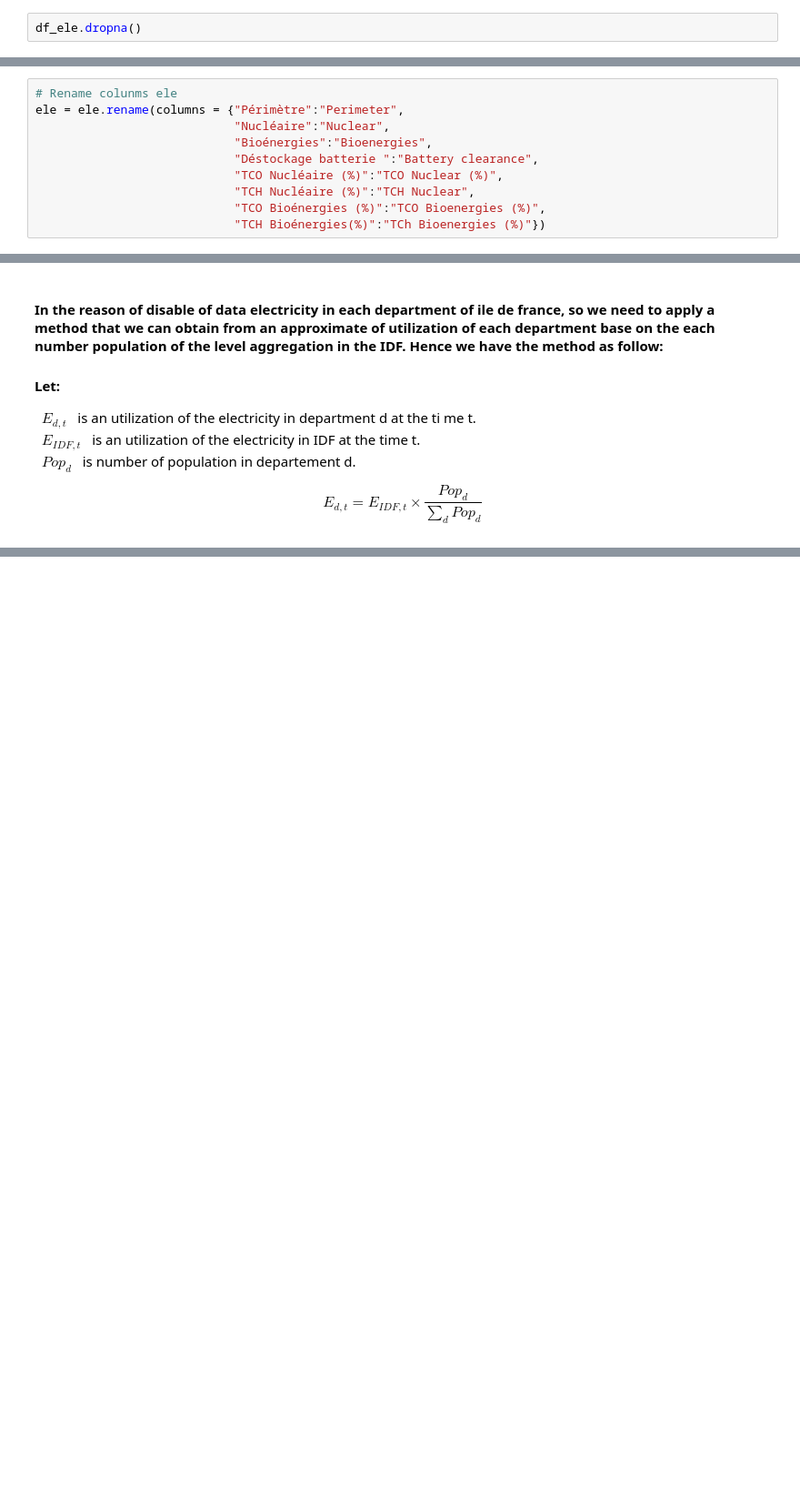
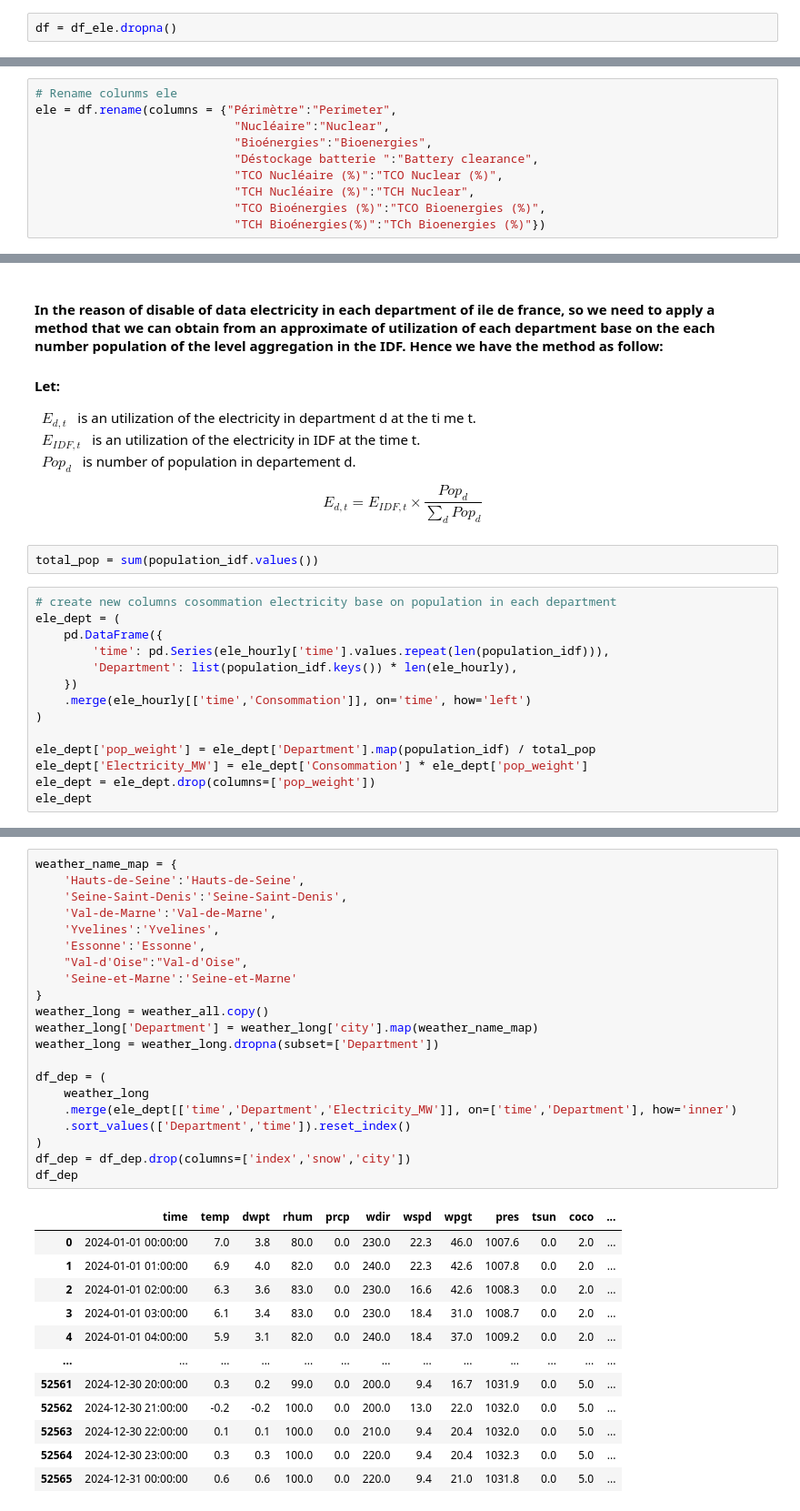
Before and after one commit to bunrong33/Python_Project_2A, a Jupyter notebook: data/test.ipynb, the cells around one changed output, grey strips where cells are left out. Shown at 91% size. Cells and saved outputs as stored; diff of their text form; blank space fills up the shorter version.

Commit message:
Adding ele and weather

```diff
--- a/data/test.ipynb
+++ b/data/test.ipynb
@@ -139,2 +137,2 @@ df_ele = ele[feature_ele]
 # %%
-df_ele.dropna()
+df = df_ele.dropna()
@@ -178,7 +162,7 @@ dtypes: float64(25), object(5)
 memory usage: 8.0+ MB
 # %%
 # Rename colunms ele
-ele = ele.rename(columns = {"Périmètre":"Perimeter",
+ele = df.rename(columns = {"Périmètre":"Perimeter",
                             "Nucléaire":"Nuclear",
                             "Bioénergies":"Bioenergies",
                             "Déstockage batterie ":"Battery clearance",
@@ -216,3 +276,19 @@ Seine-et-Marne 1479615
 &nbsp;  $Pop_d$ &nbsp; is number of population in departement d. <br>
 
 $$E_{d,t} = E_{IDF,t} \times \frac{Pop_d}{\sum_d{Pop_d}}$$
+# %%
+total_pop = sum(population_idf.values())
+# %%
+# create new columns cosommation electricity base on population in each department
+ele_dept = (
+    pd.DataFrame({
+        'time': pd.Series(ele_hourly['time'].values.repeat(len(population_idf))),
+        'Department': list(population_idf.keys()) * len(ele_hourly),
+    })
+    .merge(ele_hourly[['time','Consommation']], on='time', how='left')
+)
+
+ele_dept['pop_weight'] = ele_dept['Department'].map(population_idf) / total_pop
+ele_dept['Electricity_MW'] = ele_dept['Consommation'] * ele_dept['pop_weight']
+ele_dept = ele_dept.drop(columns=['pop_weight'])
+ele_dept
@@ -218,0 +309,34 @@ $$E_{d,t} = E_{IDF,t} \times \frac{Pop_d}{\sum_d{Pop_d}}$$
+# %%
+weather_name_map = {
+    'Hauts-de-Seine':'Hauts-de-Seine',
+    'Seine-Saint-Denis':'Seine-Saint-Denis',
+    'Val-de-Marne':'Val-de-Marne',
+    'Yvelines':'Yvelines',
+    'Essonne':'Essonne',
+    "Val-d'Oise":"Val-d'Oise",
+    'Seine-et-Marne':'Seine-et-Marne'
+}
+weather_long = weather_all.copy()
+weather_long['Department'] = weather_long['city'].map(weather_name_map)
+weather_long = weather_long.dropna(subset=['Department'])
+
+df_dep = (
+    weather_long
+    .merge(ele_dept[['time','Department','Electricity_MW']], on=['time','Department'], how='inner')
+    .sort_values(['Department','time']).reset_index()
+)
+df_dep = df_dep.drop(columns=['index','snow','city'])
+df_dep
+# %% [output]
+|  | time | temp | dwpt | rhum | prcp | wdir | wspd | wpgt | pres | tsun | coco | ... |
+| 0 | 2024-01-01 00:00:00 | 7.0 | 3.8 | 80.0 | 0.0 | 230.0 | 22.3 | 46.0 | 1007.6 | 0.0 | 2.0 | ... |
+| 1 | 2024-01-01 01:00:00 | 6.9 | 4.0 | 82.0 | 0.0 | 240.0 | 22.3 | 42.6 | 1007.8 | 0.0 | 2.0 | ... |
+| 2 | 2024-01-01 02:00:00 | 6.3 | 3.6 | 83.0 | 0.0 | 230.0 | 16.6 | 42.6 | 1008.3 | 0.0 | 2.0 | ... |
+| 3 | 2024-01-01 03:00:00 | 6.1 | 3.4 | 83.0 | 0.0 | 230.0 | 18.4 | 31.0 | 1008.7 | 0.0 | 2.0 | ... |
+| 4 | 2024-01-01 04:00:00 | 5.9 | 3.1 | 82.0 | 0.0 | 240.0 | 18.4 | 37.0 | 1009.2 | 0.0 | 2.0 | ... |
+| ... | ... | ... | ... | ... | ... | ... | ... | ... | ... | ... | ... | ... |
+| 52561 | 2024-12-30 20:00:00 | 0.3 | 0.2 | 99.0 | 0.0 | 200.0 | 9.4 | 16.7 | 1031.9 | 0.0 | 5.0 | ... |
+| 52562 | 2024-12-30 21:00:00 | -0.2 | -0.2 | 100.0 | 0.0 | 200.0 | 13.0 | 22.0 | 1032.0 | 0.0 | 5.0 | ... |
+| 52563 | 2024-12-30 22:00:00 | 0.1 | 0.1 | 100.0 | 0.0 | 210.0 | 9.4 | 20.4 | 1032.0 | 0.0 | 5.0 | ... |
+| 52564 | 2024-12-30 23:00:00 | 0.3 | 0.3 | 100.0 | 0.0 | 220.0 | 9.4 | 20.4 | 1032.3 | 0.0 | 5.0 | ... |
+| 52565 | 2024-12-31 00:00:00 | 0.6 | 0.6 | 100.0 | 0.0 | 220.0 | 9.4 | 21.0 | 1031.8 | 0.0 | 5.0 | ... |
```
Also changed, not shown: parts of 12 cells of this notebook.
